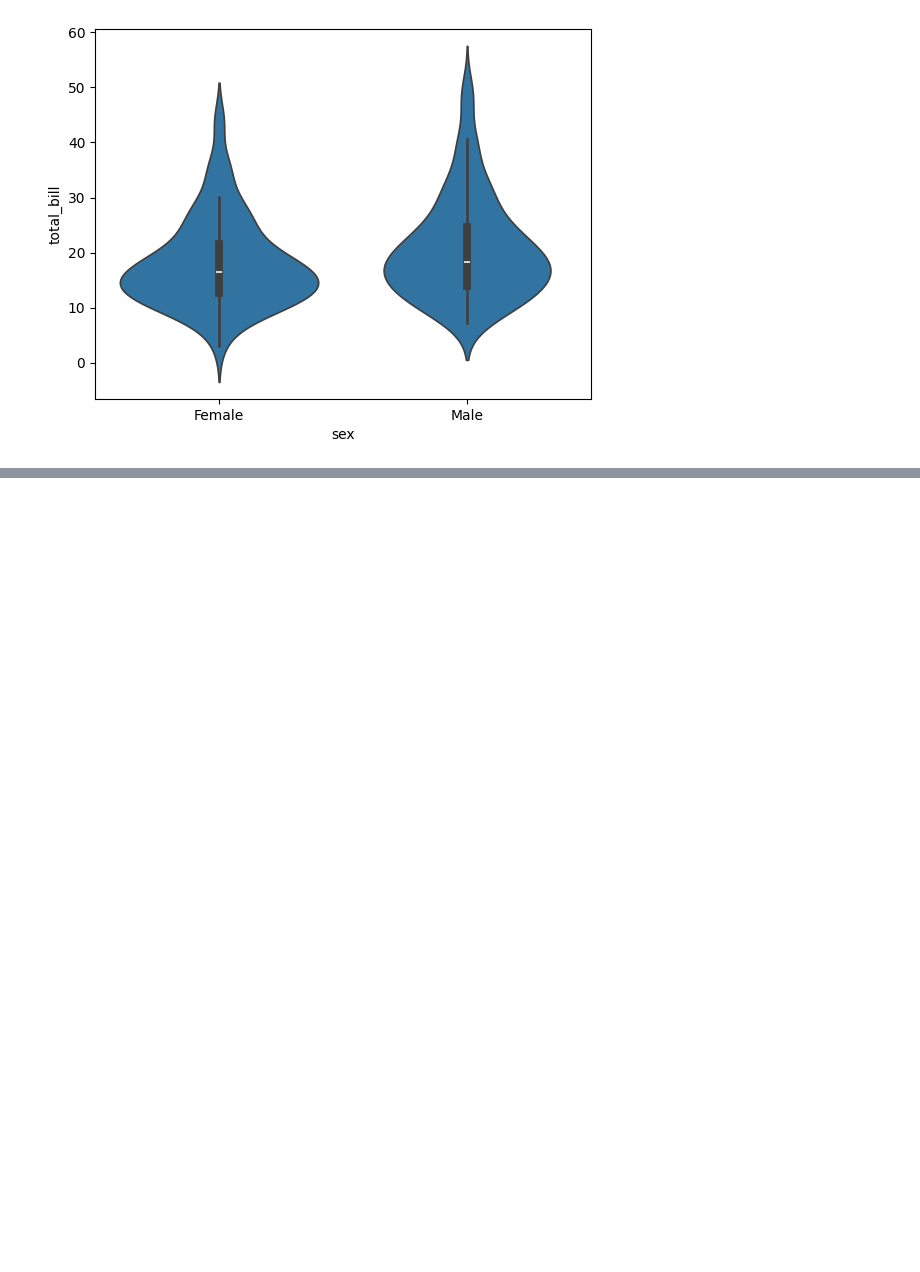
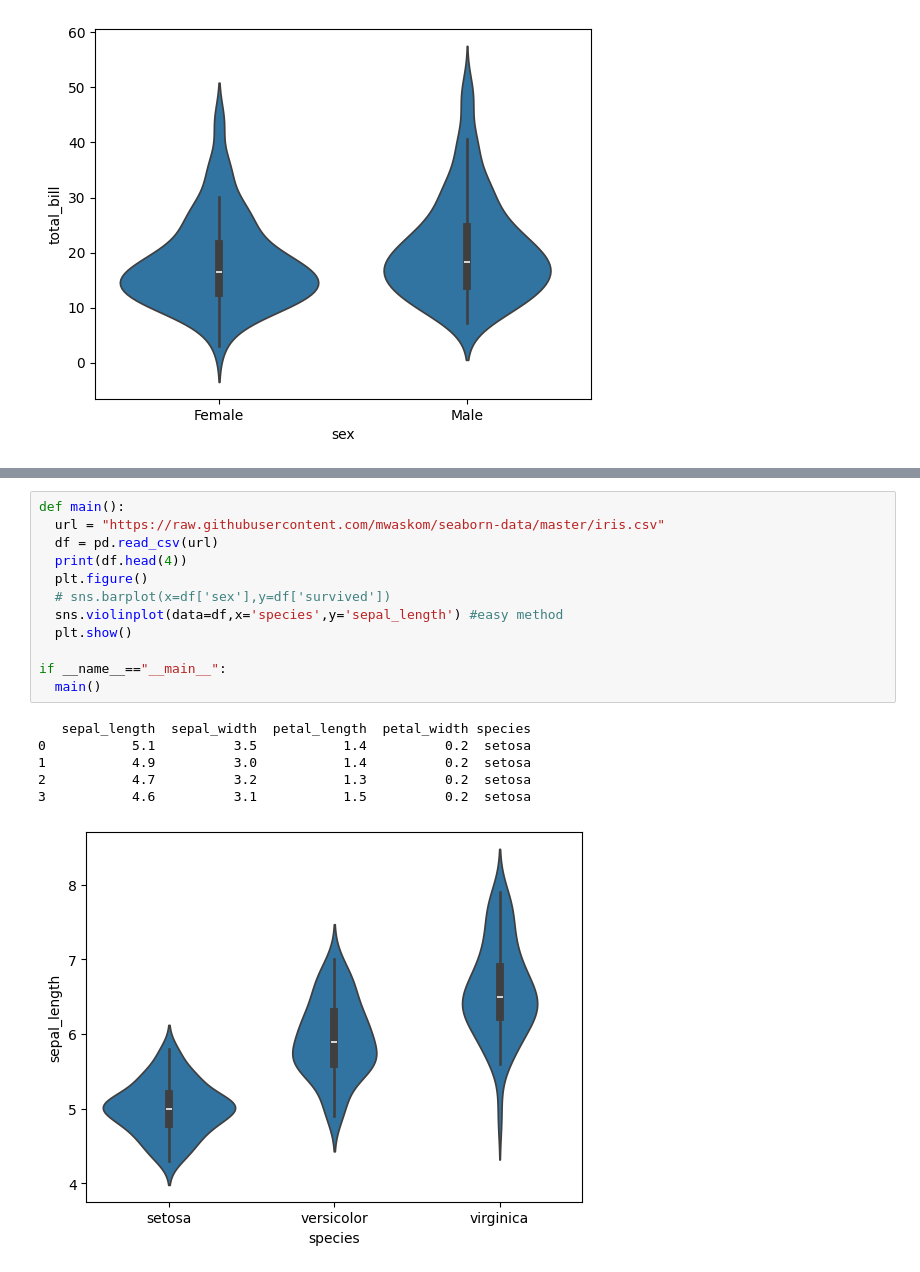
Before and after one commit to Prayag321/Python-libraries, a Jupyter notebook: seaborn/violinplot.ipynb, the cells around one changed output, grey strips where cells are left out. Drawn from its saved outputs; the diff is of its cells as text; blank space fills up the shorter version.

Commit message:
[PRAYAG] Add: program to draw a violin plot of “species” against “sepal length” for a dataset given in a url

```diff
--- a/seaborn/violinplot.ipynb
+++ b/seaborn/violinplot.ipynb
@@ -35,0 +39,19 @@ if __name__=="__main__":
+# %%
+def main():
+  url = "https://raw.githubusercontent.com/mwaskom/seaborn-data/master/iris.csv"
+  df = pd.read_csv(url)
+  print(df.head(4))
+  plt.figure()
+  # sns.barplot(x=df['sex'],y=df['survived'])
+  sns.violinplot(data=df,x='species',y='sepal_length') #easy method
+  plt.show()
+
+if __name__=="__main__":
+  main()
+# %% [output]
+   sepal_length  sepal_width  petal_length  petal_width species
+0           5.1          3.5           1.4          0.2  setosa
+1           4.9          3.0           1.4          0.2  setosa
+2           4.7          3.2           1.3          0.2  setosa
+3           4.6          3.1           1.5          0.2  setosa
+[figure, added]
```
Also changed, not shown: parts of 1 cell of this notebook.
